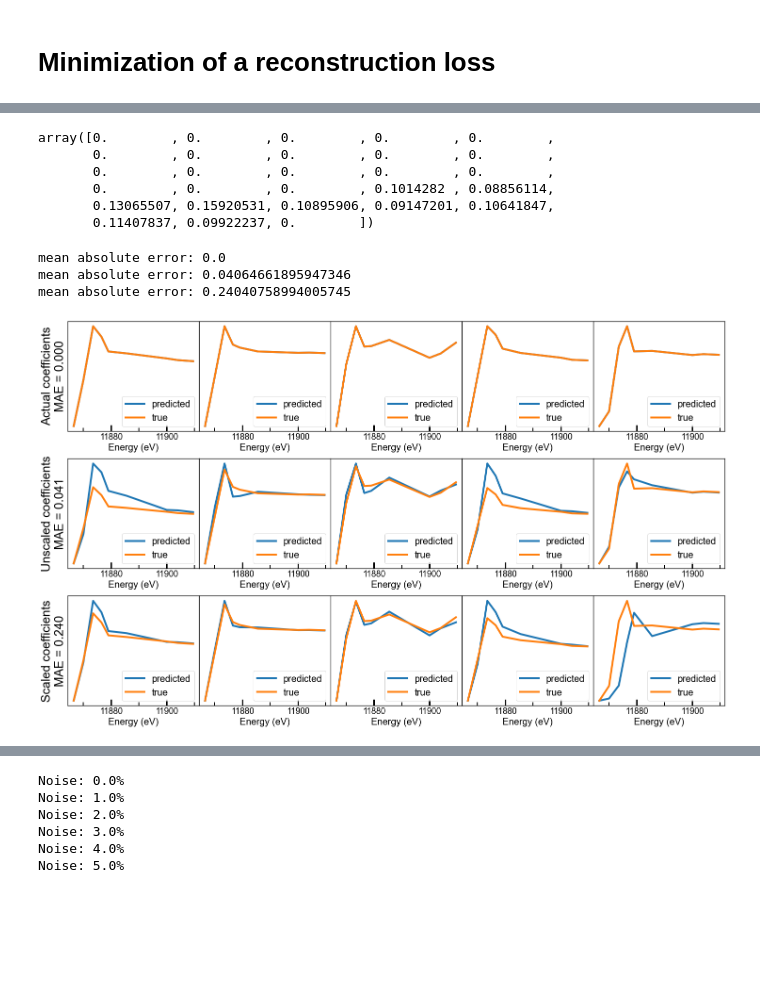
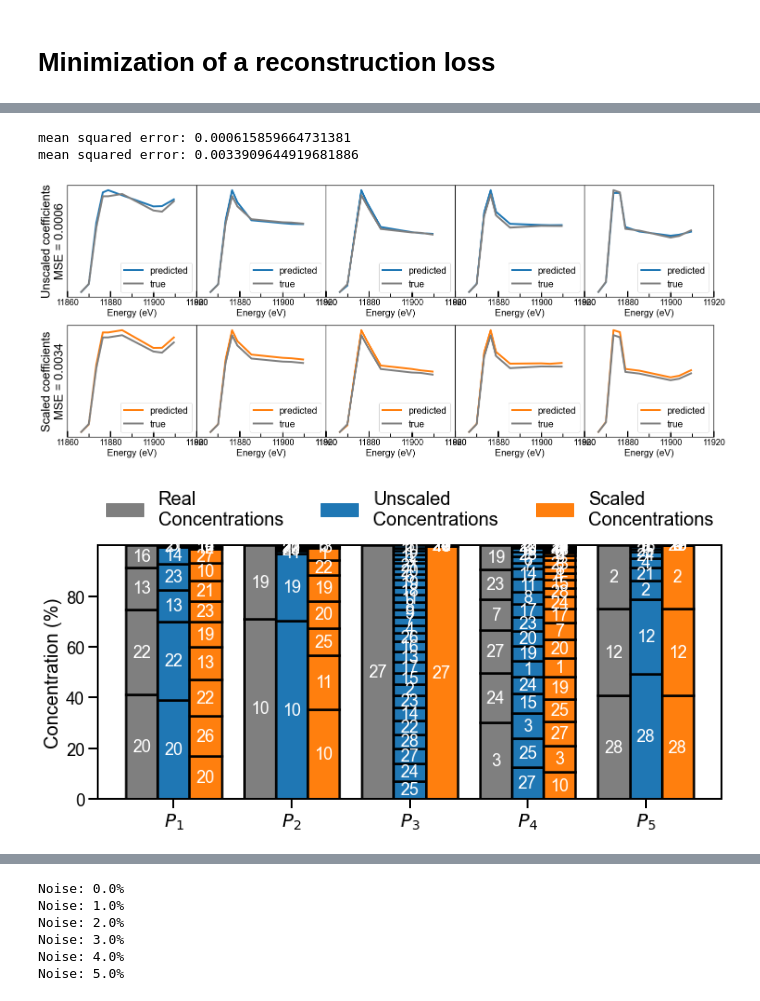
Before and after one commit to stetef/Energy-Point-Selection, a Jupyter notebook: Data Analysis.ipynb, the cells around one changed output, grey strips where cells are left out. Saved outputs shown, nothing was run; the diff lists cells and outputs as text; code cells hidden in the pictures; blank space fills up the shorter version.

Commit message:
updating concentration bar chart analysis

```diff
--- a/Data Analysis.ipynb
+++ b/Data Analysis.ipynb
@@ -276,8 +289,13 @@ for Set in range(1, 7):
         ax.set_ylabel("Intensity (arb. units)", fontsize=16)
         ax.set_xlabel("Energy (eV)", fontsize=16)
         ax.tick_params(direction='in', width=2, length=8, which='major', axis='both')
+
+        ax.set_xticks(np.array(ax.get_xticks())[1:-1])
         ax.set_xticklabels(np.array(ax.get_xticks(), dtype=int), fontsize=14)
+
+        ax.set_yticks(np.array(ax.get_yticks())[1:-1])
         ax.set_yticklabels(np.array(ax.get_yticks(), dtype=float), fontsize=14)
+
         ax.yaxis.set_major_formatter(FormatStrFormatter('%.1f'))
         set_spine_width(ax, width=1.)
     else:
@@ -337,39 +347,33 @@ test_data, test_coeffs = generate_linear_combos(Y_Refs, **kwargs)
 utils = reload(utils)
 from utils import *
 # %%
-tol = 0.05
-unscaled_coeffs = get_coeffs_from_spectra(test_data, Y_Refs, scaling=False, tol=tol)
-scale, scaled_coeffs = get_coeffs_from_spectra(test_data, Y_Refs, scaling=True, tol=tol)
+tol = None
+metric = 'mean_squared_error'
+lambda1 = 0.2
+unscaled_coeffs = get_coeffs_from_spectra(test_data, Y_Refs, scaling=False, tol=tol, metric=metric,
+                                          lambda1=lambda1)
+scale, scaled_coeffs = get_coeffs_from_spectra(test_data, Y_Refs, scaling=True, tol=tol, metric=metric,
+                                               lambda1=lambda1)
-# %%
-scaled_coeffs[0]
-# %% [output]
-array([0.        , 0.        , 0.        , 0.        , 0.        ,
-       0.        , 0.        , 0.        , 0.        , 0.        ,
-       0.        , 0.        , 0.        , 0.        , 0.        ,
-       0.        , 0.        , 0.        , 0.1014282 , 0.08856114,
-       0.13065507, 0.15920531, 0.10895906, 0.09147201, 0.10641847,
-       0.11407837, 0.09922237, 0.        ])
 # %%
 m = 5
-fig, axes = plt.subplots(figsize=(5*m, 5*3), ncols=m, nrows=3)
+fig, axes = plt.subplots(figsize=(5*m, 5*2), ncols=m, nrows=2)
 plt.subplots_adjust(wspace=0, hspace=0.25)
 
-true_error = plot_reconstructions((fig, axes[0, :]), test_data, test_coeffs, m, X, Y_Refs)
-unscaled_error = plot_reconstructions((fig, axes[1, :]), test_data, unscaled_coeffs, m, X, Y_Refs)
-scaled_error = plot_reconstructions((fig, axes[2, :]), test_data, scaled_coeffs, m, X, Y_Refs, scale=scale)
+unscaled_error = plot_reconstructions((fig, axes[0, :]), test_data, unscaled_coeffs, m, X,
+                                       Y_Refs, metric=metric, color=0)
+scaled_error = plot_reconstructions((fig, axes[1, :]), test_data, scaled_coeffs, m, X,
+                                     Y_Refs, scale=scale, metric=metric, color=2)
 
-axes[0, 0].set_ylabel(f'Actual coefficients\nMAE = {true_error:.3f}', fontsize=26)
-axes[1, 0].set_ylabel(f'Unscaled coefficients\nMAE = {unscaled_error:.3f}', fontsize=26)
-axes[2, 0].set_ylabel(f'Scaled coefficients\nMAE = {scaled_error:.3f}', fontsize=26)
+axes[0, 0].set_ylabel(f'Unscaled coefficients\nMSE = {unscaled_error:.4f}', fontsize=26)
+axes[1, 0].set_ylabel(f'Scaled coefficients\nMSE = {scaled_error:.4f}', fontsize=26)
 
 for i in range(axes.shape[0]):
     for j in range(axes.shape[1]):
         set_spine_width(axes[i, j], width=1.3)
 
-plt.savefig(f'Figures/true_vs_unscaled_vs_scaled_recon_spectra_plots_tol_{tol}.png', dpi=800,
-            bbox_inches='tight', transparent=True)
+plt.savefig(f'Figures/true_vs_unscaled_vs_scaled_recon_spectra_plots_tol_{tol}_lambda1_{lambda1}.png',
+            dpi=800, bbox_inches='tight', transparent=True)
 # %% [output]
-mean absolute error: 0.0
-mean absolute error: 0.04064661895947346
-mean absolute error: 0.24040758994005745
+mean squared error: 0.000615859664731381
+mean squared error: 0.0033909644919681886
-[figure, old version]
+[figure, new version]
@@ -419 +383,23 @@ def make_conc_bar_chart(plot, coeffs, data_columns, width=0.5, ncol=2, compress_
+# %%
+fig, ax = plt.subplots(figsize=(4*3, 5))
+titles = ['Real\nConcentrations', 'Unscaled\nConcentrations', 'Scaled\nConcentrations']
+coeffs = [test_coeffs, unscaled_coeffs, scaled_coeffs]
+width = 0.27
+offsets = [-width, 0, width]
+colors = [14, 0, 2]
+
+for i in range(3):
+    if i == 2:
+        ft = True
+    else:
+        ft = False
+    make_conc_bar_chart((fig, ax), coeffs[i], data_columns, width=width,
+                         offset=offsets[i], varcolor=colors[i], format_ticks=ft)
+patches = [mpatches.Patch(color=plt.cm.tab20(colors[i]), label=titles[i]) for i in range(3)]
+legend = ax.legend(handles=patches, frameon=False, fontsize=20, ncol=3,
+                   loc='lower center', bbox_to_anchor=(0.5, 1.))
+
+#plt.savefig(f'Figures/coeff_bar_chart_tol_{tol}.png', dpi=800, bbox_inches='tight', transparent=True)
+# %% [output]
+[figure, added]
 # %%
```
Also changed, not shown: parts of 15 cells of this notebook, 18 other files.
